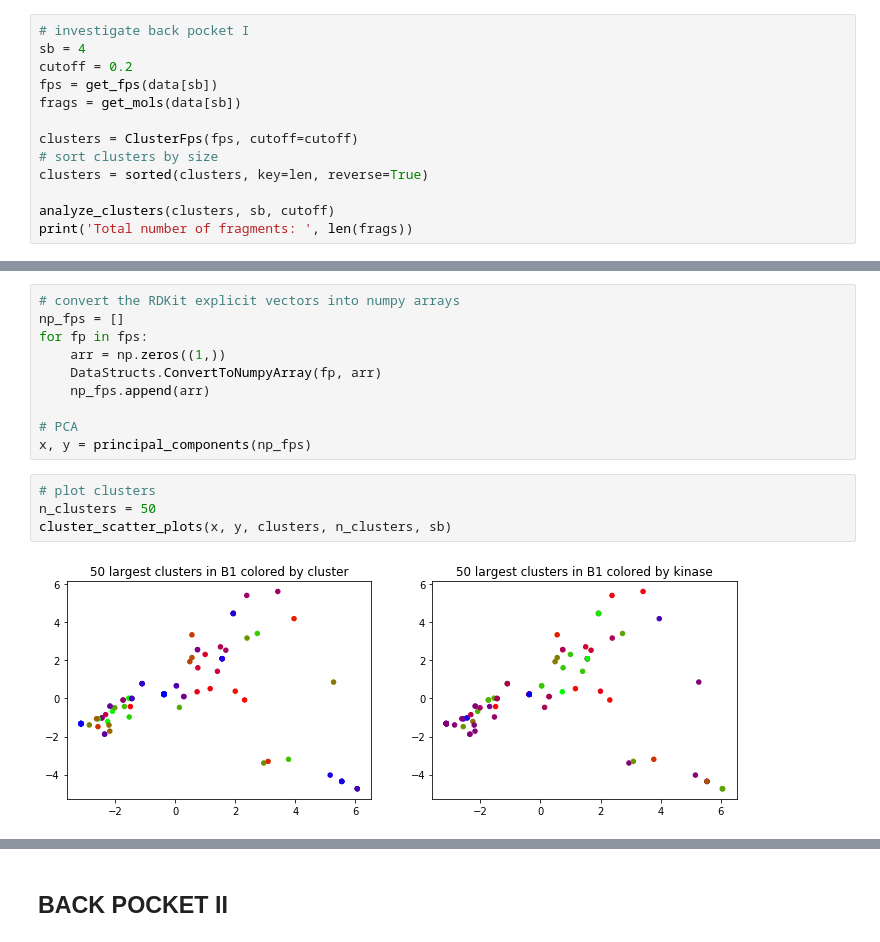
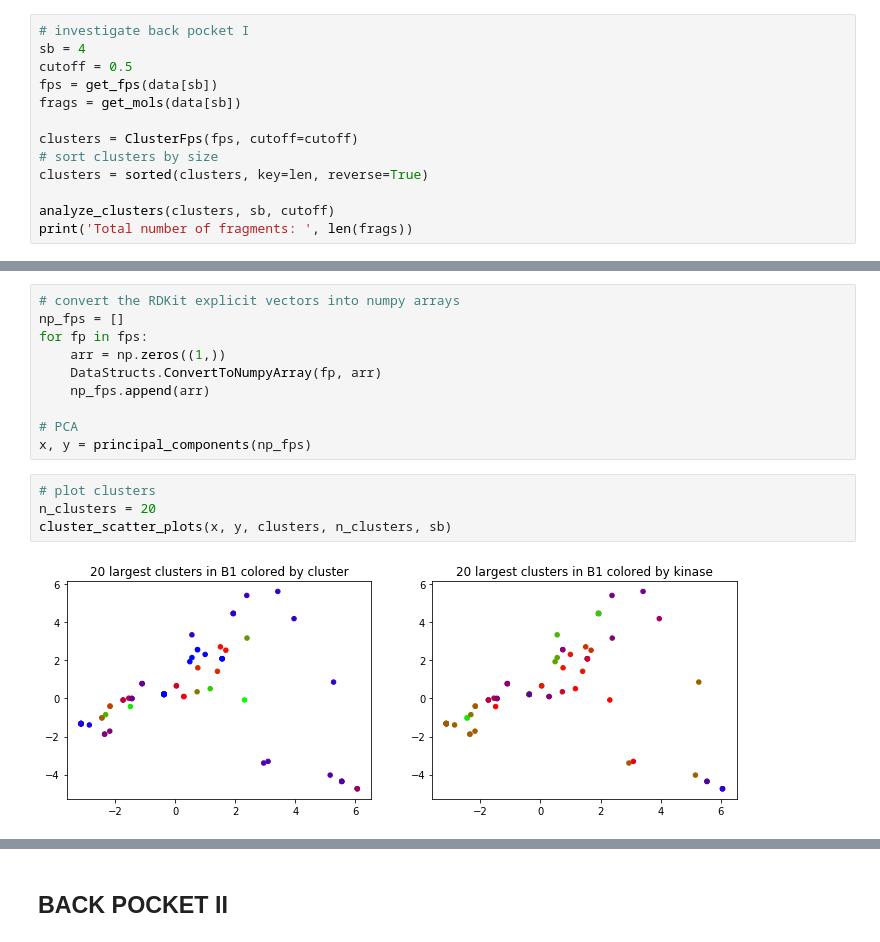
Before and after one commit to volkamerlab/KinaseFocusedFragmentLibrary, a Jupyter notebook: analysis/clustering.ipynb, the cells around one changed output, grey strips where cells are left out. Cells and saved outputs as stored; diff of their text form.

```diff
--- a/analysis/clustering.ipynb
+++ b/analysis/clustering.ipynb
@@ -798,7 +798,7 @@ Maximum common substructure per cluster:
 # %%
 # investigate back pocket I
 sb = 4
-cutoff = 0.2
+cutoff = 0.5
 fps = get_fps(data[sb])
 frags = get_mols(data[sb])
 
@@ -830,10 +830,10 @@ for fp in fps:
 x, y = principal_components(np_fps)
 # %%
 # plot clusters
-n_clusters = 50
+n_clusters = 20
 cluster_scatter_plots(x, y, clusters, n_clusters, sb)
 # %% [output]
-[figure, old version]
+[figure, new version]
 # %%
 substructures = []
 legends = []
```
Also changed, not shown: parts of 10 cells of this notebook, 2 other files.
